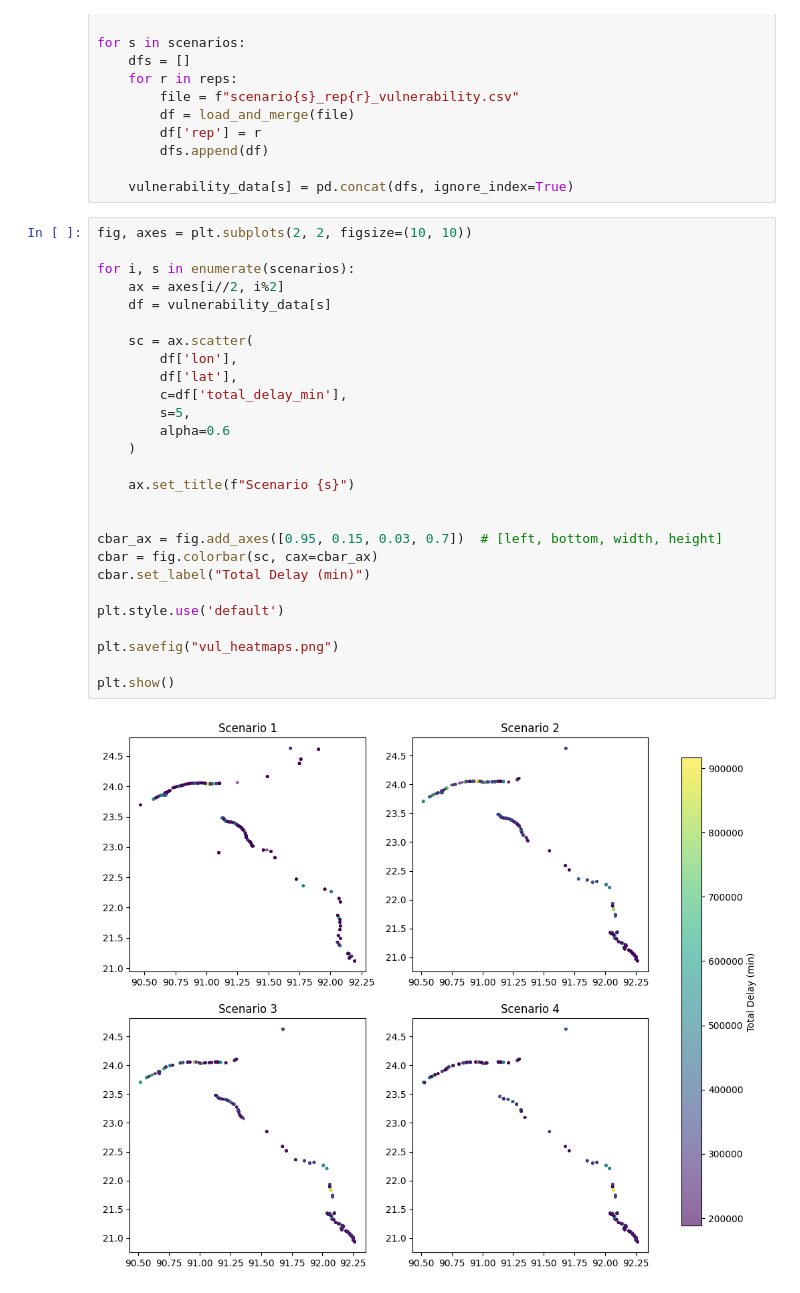
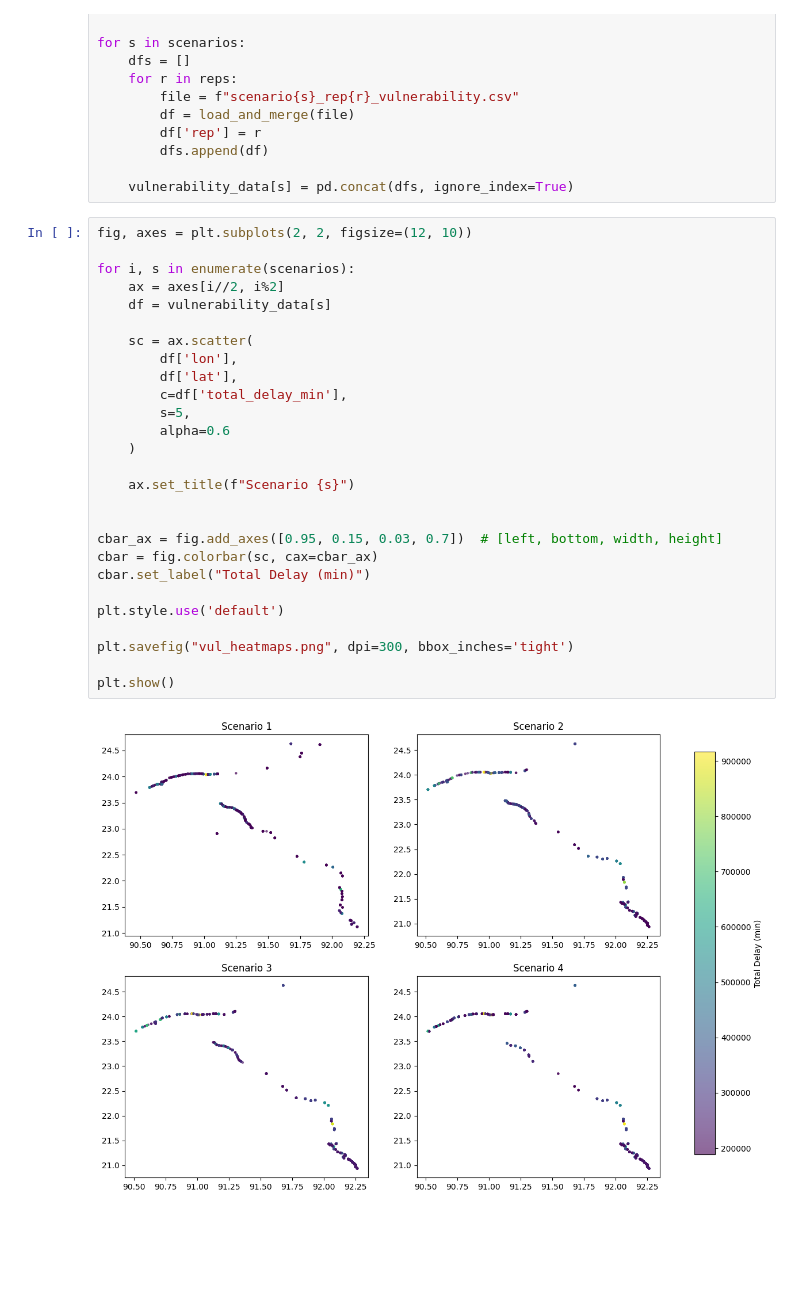
Before and after one commit to lukavicius/advsim, a Jupyter notebook: lab 3/EPA133a-G10-A3/model/experiment/vulnerability_experiments_vis.ipynb, the cells around one changed output. Drawn from its saved outputs; the diff is of its cells as text; blank space fills up the shorter version.

Commit message:
Experiment plotting

```diff
--- a/lab 3/EPA133a-G10-A3/model/experiment/vulnerability_experiments_vis.ipynb
+++ b/lab 3/EPA133a-G10-A3/model/experiment/vulnerability_experiments_vis.ipynb
@@ -57,31 +59,31 @@ for s in scenarios:
 
     vulnerability_data[s] = pd.concat(dfs, ignore_index=True)
 # %%
-fig, axes = plt.subplots(2, 2, figsize=(10, 10))
+fig, axes = plt.subplots(2, 2, figsize=(12, 10))
 
 for i, s in enumerate(scenarios):
     ax = axes[i//2, i%2]
     df = vulnerability_data[s]
 
     sc = ax.scatter(
         df['lon'],
         df['lat'],
         c=df['total_delay_min'],
         s=5,
         alpha=0.6
     )
 
     ax.set_title(f"Scenario {s}")
 
 
 cbar_ax = fig.add_axes([0.95, 0.15, 0.03, 0.7])  # [left, bottom, width, height]
 cbar = fig.colorbar(sc, cax=cbar_ax)
 cbar.set_label("Total Delay (min)")
 
 plt.style.use('default')
 
-plt.savefig("vul_heatmaps.png")
+plt.savefig("vul_heatmaps.png", dpi=300, bbox_inches='tight')
 
 plt.show()
 # %% [output]
-[figure, old version]
+[figure, new version]
```
Also changed, not shown: parts of 1 cell of this notebook, 1 other file.
